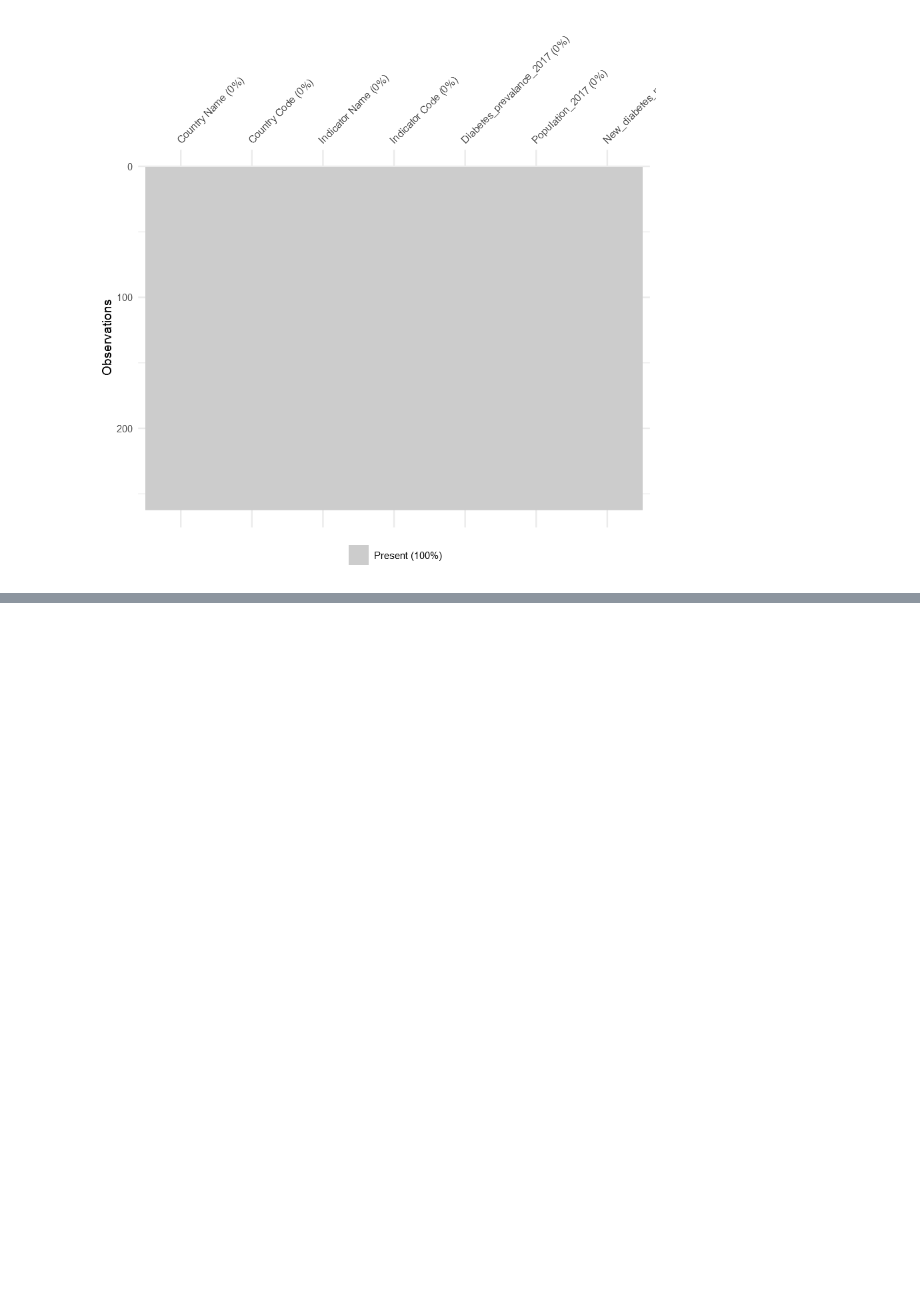
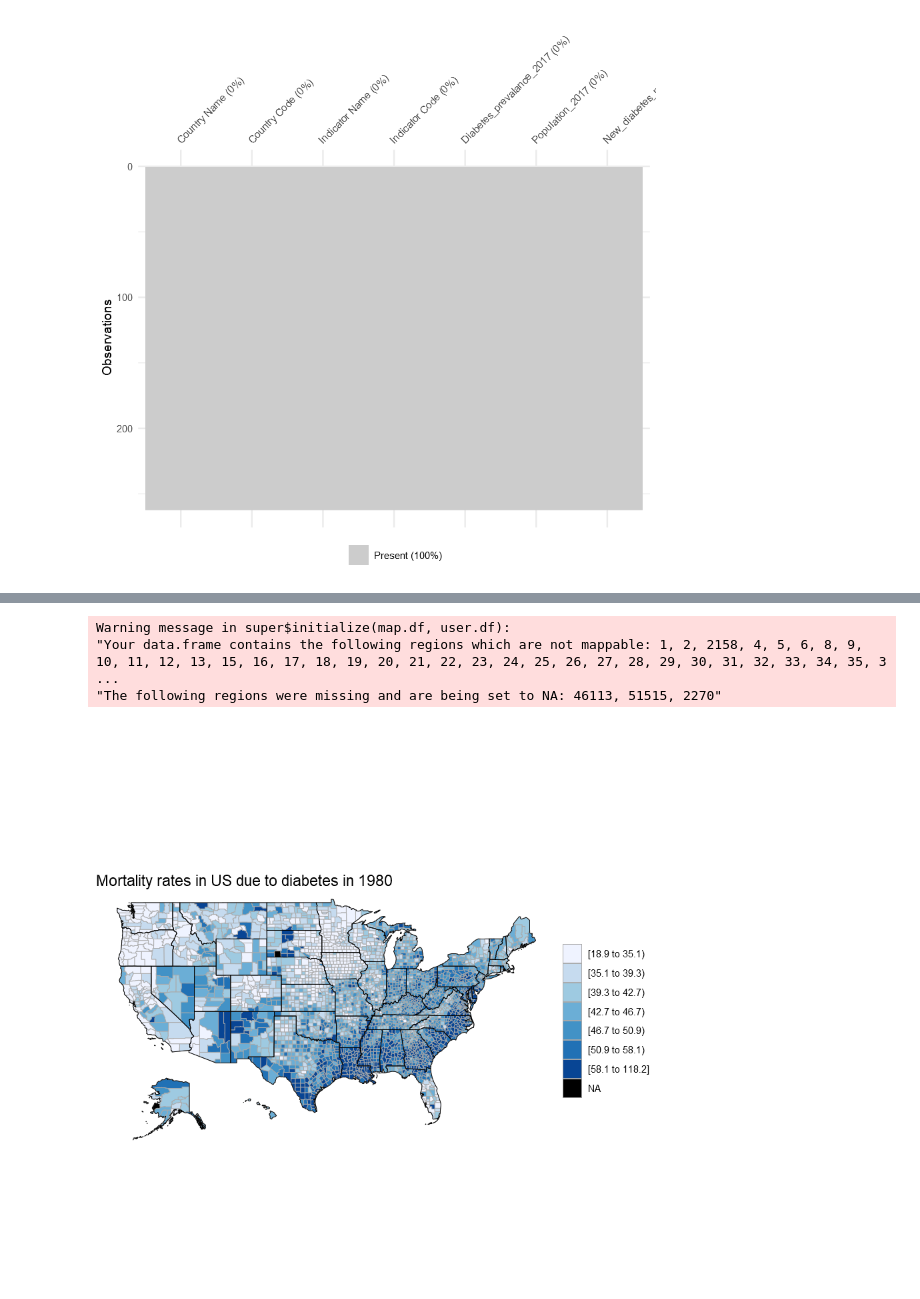
Before and after one commit to nll23/diabetes_wrangling, a Jupyter notebook: Data_countries.ipynb, the cells around one changed output, grey strips where cells are left out. Cells and saved outputs as stored; diff of their text form; code cells hidden in the pictures; blank space fills up the shorter version.

```diff
--- a/Data_countries.ipynb
+++ b/Data_countries.ipynb
@@ -195,0 +412,2 @@ diabetes_population %>% vis_miss()
+# %%
+us_mortality_df <- mortality_df_2[-c(1),]
@@ -195,0 +524,13 @@ diabetes_population %>% vis_miss()
+# %%
+
+df_us_new <- final_us_df %>% select(FIPS, MORTALITY_1980)
+df_us_new[, "MORTALITY_1980"] <- sapply(df_us_new[, "MORTALITY_1980"], as.numeric)
+df_us_new[, "FIPS"] <- sapply(df_us_new[, "FIPS"], as.numeric)
+columns_wanted <- c("FIPS", "MORTALITY_1980")
+colnames(df_us_new) <- c("region", "value")
+county_choropleth(df_us_new,title="Mortality rates in US due to diabetes in 1980")
+# %% [output]
+Warning message in super$initialize(map.df, user.df):
+"Your data.frame contains the following regions which are not mappable: 1, 2, 2158, 4, 5, 6, 8, 9, 10, 11, 12, 13, 15, 16, 17, 18, 19, 20, 21, 22, 23, 24, 25, 26, 27, 28, 29, 30, 31, 32, 33, 34, 35, 3 ...
+"The following regions were missing and are being set to NA: 46113, 51515, 2270"
+[figure, added]
```
Also changed, not shown: parts of 73 cells of this notebook.
